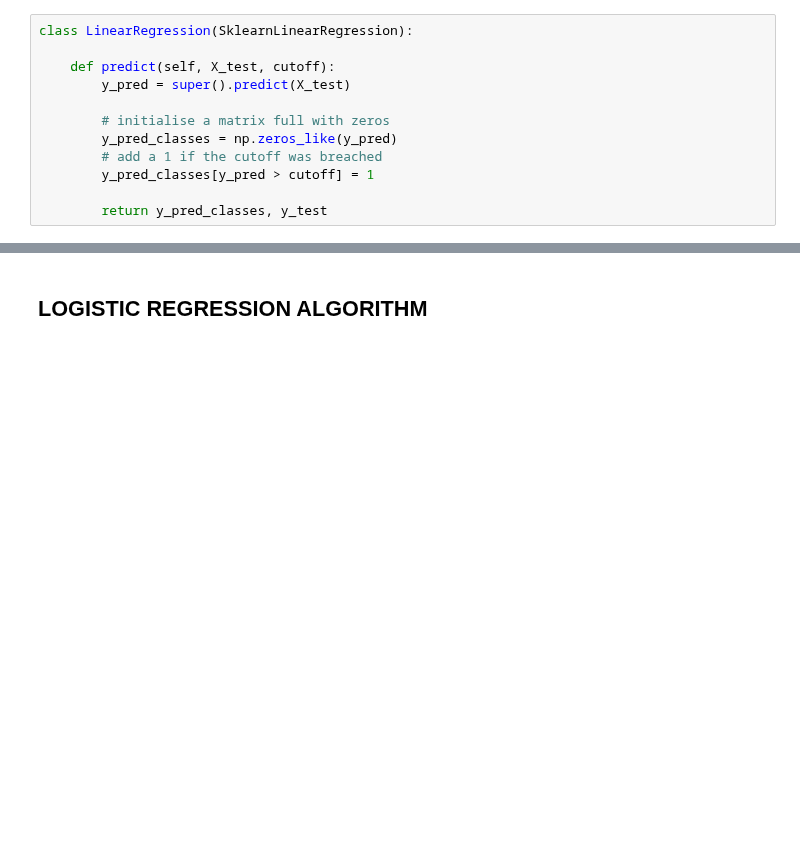
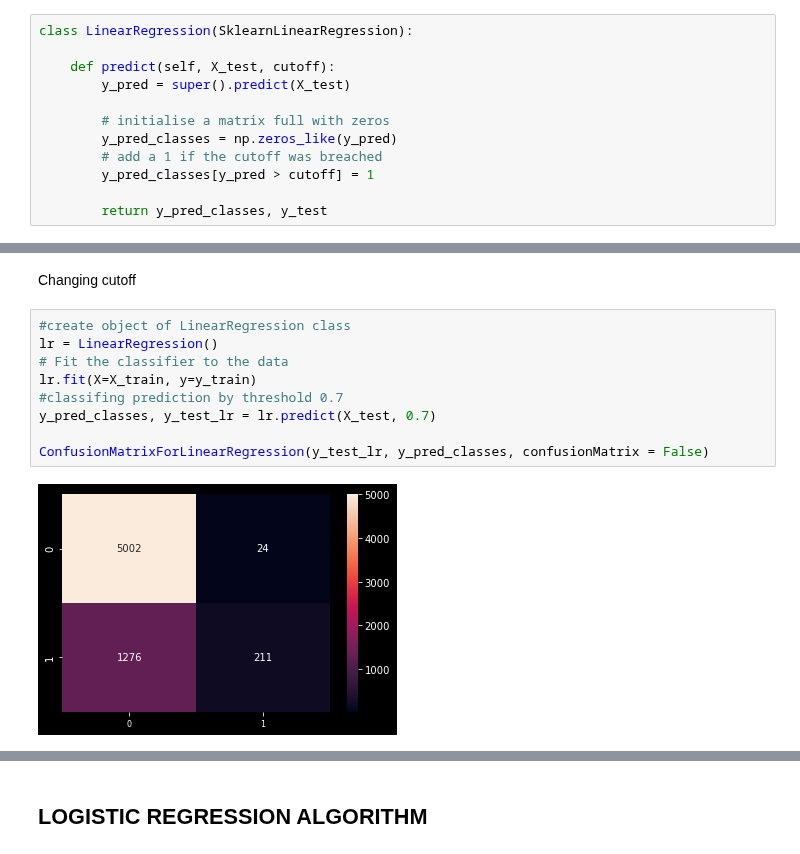
Before and after one commit to agomolka/AdultIncomeAnalysis, a Jupyter notebook: Adult_income_analysis.ipynb, the cells around one changed output, grey strips where cells are left out. Saved outputs shown, nothing was run; the diff lists cells and outputs as text; blank space fills up the shorter version.

```diff
--- a/Adult_income_analysis.ipynb
+++ b/Adult_income_analysis.ipynb
@@ -754,0 +758,13 @@ plt.show()
+# %% [markdown]
+Changing cutoff
+# %%
+#create object of LinearRegression class
+lr = LinearRegression()
+# Fit the classifier to the data
+lr.fit(X=X_train, y=y_train)
+#classifing prediction by threshold 0.7
+y_pred_classes, y_test_lr = lr.predict(X_test, 0.7)
+
+ConfusionMatrixForLinearRegression(y_test_lr, y_pred_classes, confusionMatrix = False)
+# %% [output]
+[figure, added]
```
Also changed, not shown: parts of 3 cells of this notebook.
